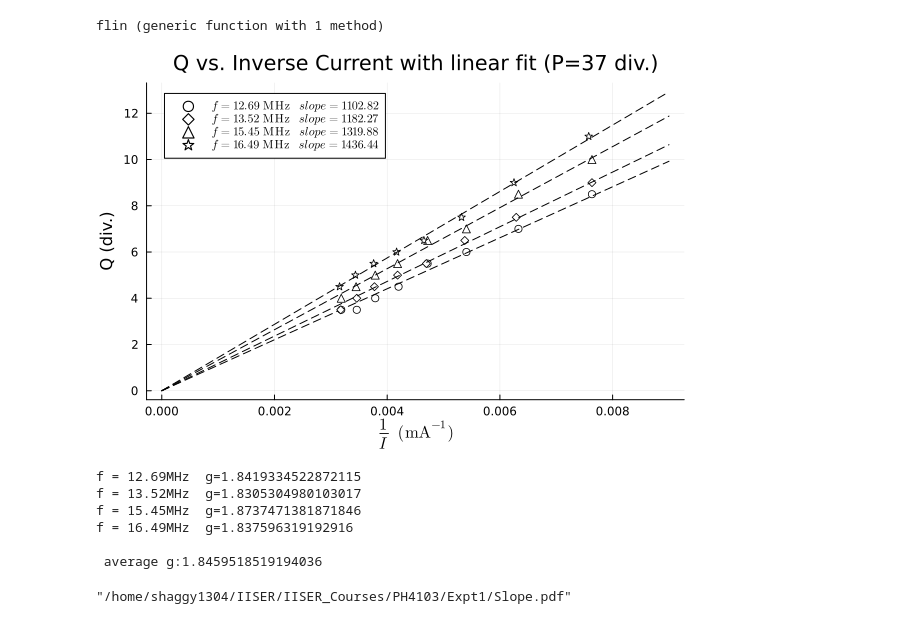
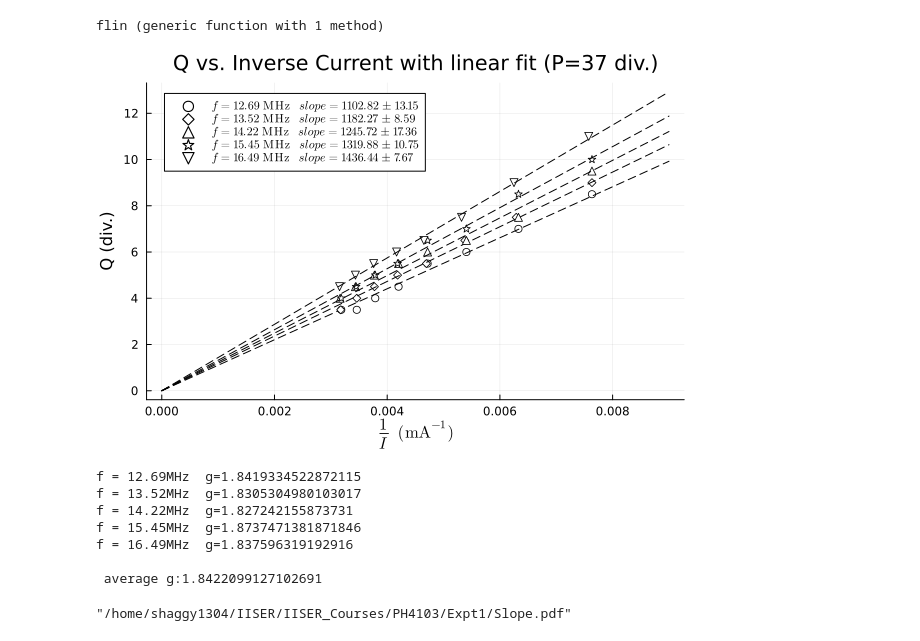
Before and after one commit to LoneWolf1304/PH4103, a Jupyter notebook: Expt1/analysis.ipynb, the cells around one changed output. Cells and saved outputs as stored; diff of their text form; code cells hidden in the pictures.

```diff
--- a/Expt1/analysis.ipynb
+++ b/Expt1/analysis.ipynb
@@ -5,24 +5,25 @@ flin(x,p) = @. p*x
 # %% [output]
 flin (generic function with 1 method)
 # %%
-f = [ 12.69,13.52,15.45,16.49]
+f = [ 12.69,13.52,14.22, 15.45,16.49]
 c=["red", "blue", "green", "purple", "cyan"]
-mkr = [:circle, :diamond, :utriangle, :star5]
+mkr = [:circle, :diamond, :utriangle, :star5, :dtriangle]
 plot()
 slp_arr=[]
 for i in eachindex(f)
     datas = readdlm("f$(f[i])MHz.csv")
     curr = datas[2:end,4]
     Qvals = datas[2:end,2]
     ffit = curve_fit(flin, curr, Qvals, [1200.04])
+    err1 = round(standard_errors(ffit)[1], digits=2)
     slp = round(ffit.param[1], digits=2)
     push!(slp_arr,slp)
-    scatter!(curr, Qvals, label=L"f=%$(f[i]) \ \mathrm{MHz}\ \ \  slope = %$(slp)", markercolor=RGBA(1, 1, 1, 0.8), marker=mkr[i], fa=0.8)
+    scatter!(curr, Qvals, label=L"f=%$(f[i]) \ \mathrm{MHz}\ \ \  slope = %$(slp)\pm %$err1", markercolor=RGBA(1, 1, 1, 0.8), marker=mkr[i], fa=0.8)
     plot!(LinRange(0,0.009,40), flin(LinRange(0,0.009,40), ffit.param), c="black", label="", linestyle=:dash)
 end
 display(plot!(xlabel=L"\frac{1}{I} \ \ (\mathrm{mA}^{-1})", ylabel="Q (div.)",title="Q vs. Inverse Current with linear fit (P=37 div.)"))
 # %% [output]
-[figure, old version]
+[figure, new version]
 # %%
 μ_b = 9.274*1e-24
 a = 7.7
@@ -40,10 +41,11 @@ println("\n average g:", sum(g_arr)/length(g_arr))
 # %% [output]
 f = 12.69MHz  g=1.8419334522872115
 f = 13.52MHz  g=1.8305304980103017
+f = 14.22MHz  g=1.827242155873731
 f = 15.45MHz  g=1.8737471381871846
 f = 16.49MHz  g=1.837596319192916
 
- average g:1.8459518519194036
+ average g:1.8422099127102691
 # %%
 savefig("Slope.pdf")
 # %% [output]
```
Also changed, not shown: parts of 1 cell of this notebook, 4 other files.
